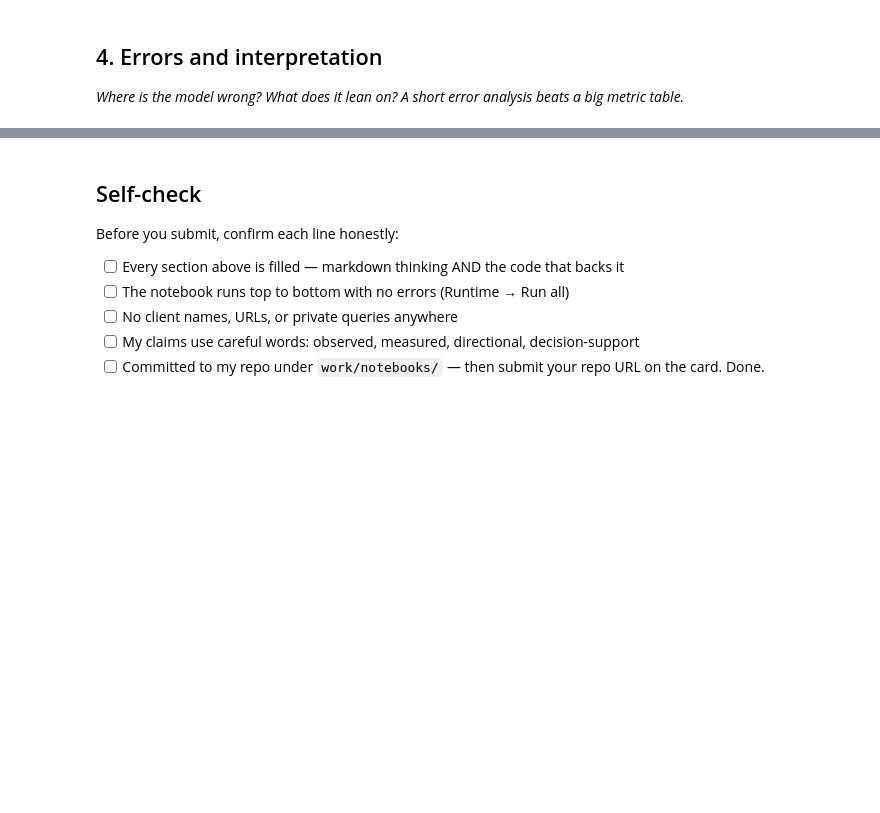
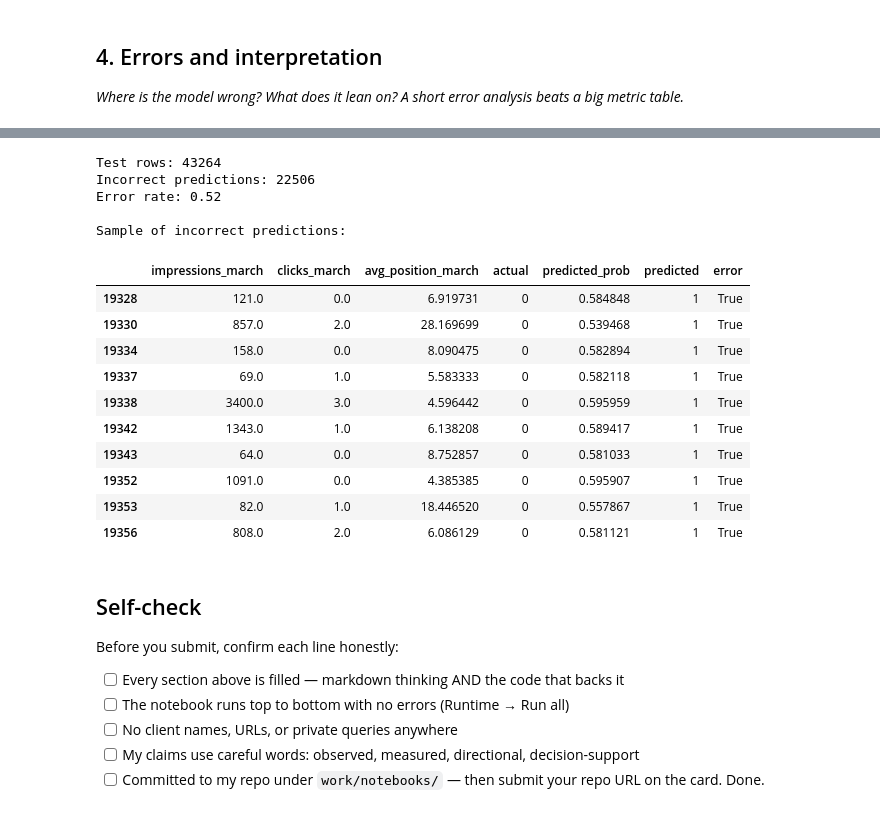
Before and after one commit to hussaintinwala2/Flyrank, a Jupyter notebook: work/notebooks/w05_model.ipynb, the cells around one changed output, grey strips where cells are left out. Cells and saved outputs as stored; diff of their text form; code cells hidden in the pictures; blank space fills up the shorter version.

```diff
--- a/work/notebooks/w05_model.ipynb
+++ b/work/notebooks/w05_model.ipynb
@@ -29,0 +275,11 @@ This skeleton is yours to fill. Work the sections **in order** — each one has
+# %%
+# Recreate the future outcome label
+
+model_page["is_declining"] = (
+    model_page["impressions_april"]
+    < 0.80 * model_page["impressions_march"]
+).astype(int)
+
+print("Target created successfully.")
+print(model_page["is_declining"].value_counts())
+print(f"Positive rate: {model_page['is_declining'].mean():.3f}")
@@ -37,3 +432,50 @@ This skeleton is yours to fill. Work the sections **in order** — each one has
+# %%
+# Inspect Logistic Regression coefficients
+
+# Inspect prediction errors
+
+test_results = X_test.copy()
+
+test_results["actual"] = y_test.values
+
+test_results["predicted_prob"] = model.predict_proba(X_test)[:, 1]
+
+test_results["predicted"] = (
+    test_results["predicted_prob"] >= 0.5
+).astype(int)
+
+test_results["error"] = (
+    test_results["actual"] != test_results["predicted"]
+)
+
+print("Test rows:", len(test_results))
+print("Incorrect predictions:", test_results["error"].sum())
+print(
+    "Error rate:",
+    round(test_results["error"].mean(), 3)
+)
+
+print("\nSample of incorrect predictions:")
+display(
+    test_results[test_results["error"]].head(10)
+)
+# %% [output]
+Test rows: 43264
+Incorrect predictions: 22506
+Error rate: 0.52
+
+Sample of incorrect predictions:
+|  | impressions_march | clicks_march | avg_position_march | actual | predicted_prob | predicted | error |
+| 19328 | 121.0 | 0.0 | 6.919731 | 0 | 0.584848 | 1 | True |
+| 19330 | 857.0 | 2.0 | 28.169699 | 0 | 0.539468 | 1 | True |
+| 19334 | 158.0 | 0.0 | 8.090475 | 0 | 0.582894 | 1 | True |
+| 19337 | 69.0 | 1.0 | 5.583333 | 0 | 0.582118 | 1 | True |
+| 19338 | 3400.0 | 3.0 | 4.596442 | 0 | 0.595959 | 1 | True |
+| 19342 | 1343.0 | 1.0 | 6.138208 | 0 | 0.589417 | 1 | True |
+| 19343 | 64.0 | 0.0 | 8.752857 | 0 | 0.581033 | 1 | True |
+| 19352 | 1091.0 | 0.0 | 4.385385 | 0 | 0.595907 | 1 | True |
+| 19353 | 82.0 | 1.0 | 18.446520 | 0 | 0.557867 | 1 | True |
+| 19356 | 808.0 | 2.0 | 6.086129 | 0 | 0.581121 | 1 | True |
 # %% [markdown]
 ## Self-check
 
```
Also changed, not shown: parts of 16 cells of this notebook.
